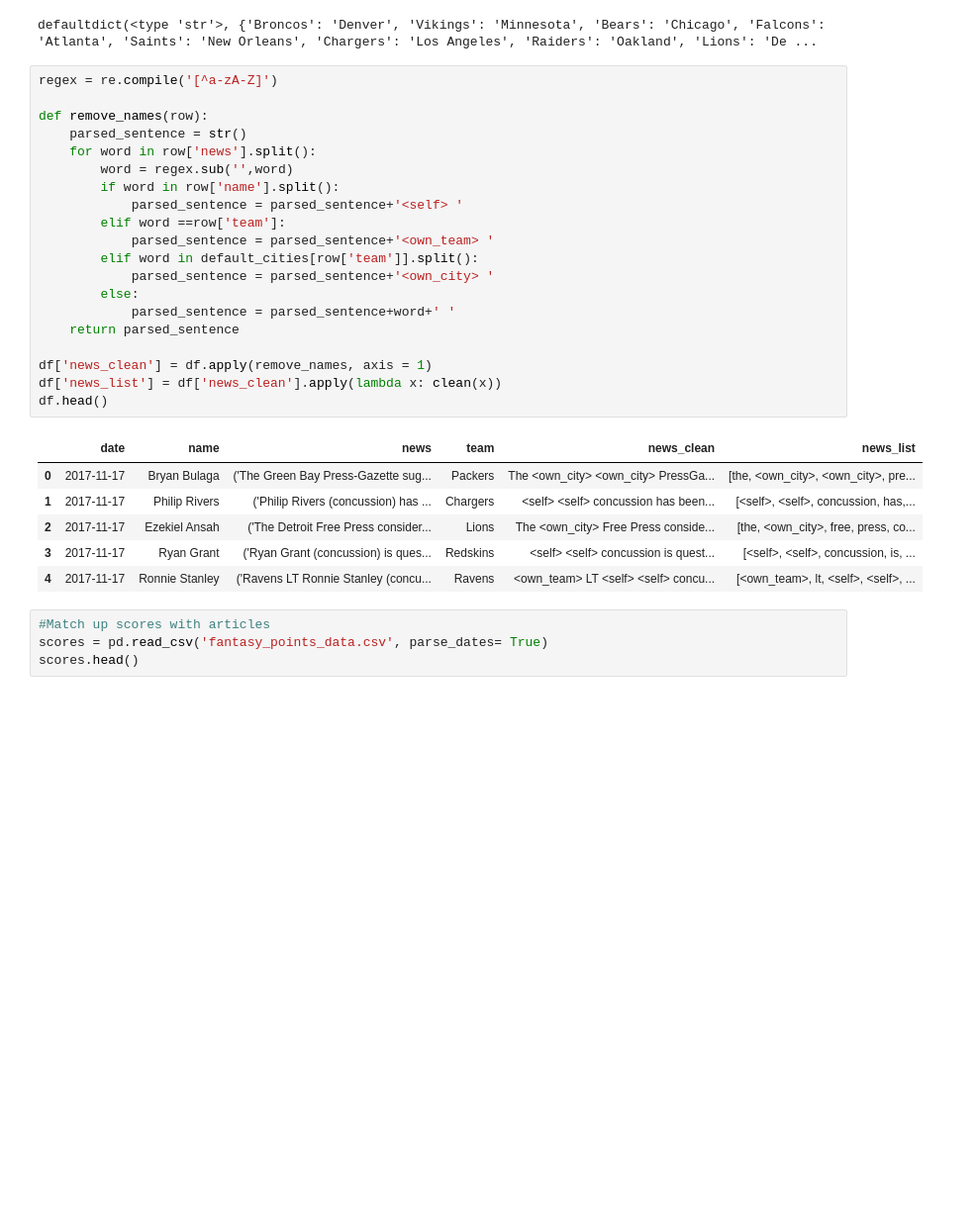
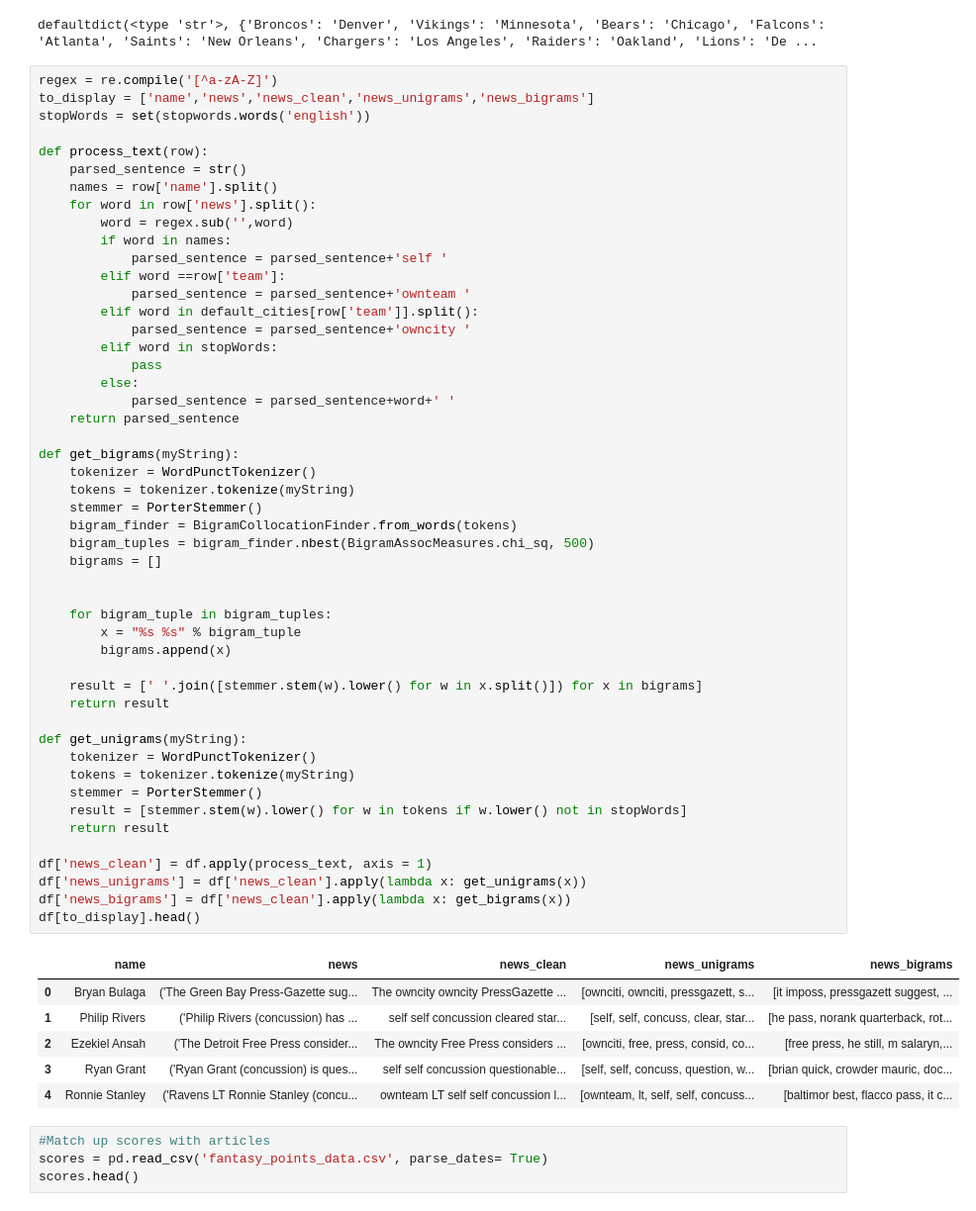
Before and after one commit to jankcious/w266-FantasyFootball, a Jupyter notebook: BaselineModel-OW edits.ipynb, the cells around one changed output. Shown at 99% size. Cells and saved outputs as stored; diff of their text form; blank space fills up the shorter version.

```diff
--- a/BaselineModel-OW edits.ipynb
+++ b/BaselineModel-OW edits.ipynb
@@ -152,31 +165,60 @@ print default_cities
 defaultdict(<type 'str'>, {'Broncos': 'Denver', 'Vikings': 'Minnesota', 'Bears': 'Chicago', 'Falcons': 'Atlanta', 'Saints': 'New Orleans', 'Chargers': 'Los Angeles', 'Raiders': 'Oakland', 'Lions': 'De ...
 # %%
 regex = re.compile('[^a-zA-Z]')
+to_display = ['name','news','news_clean','news_unigrams','news_bigrams']
+stopWords = set(stopwords.words('english'))
 
-def remove_names(row):
+def process_text(row):
     parsed_sentence = str()
+    names = row['name'].split()
     for word in row['news'].split():
         word = regex.sub('',word)
-        if word in row['name'].split():
-            parsed_sentence = parsed_sentence+'<self> '
+        if word in names:
+            parsed_sentence = parsed_sentence+'self '
         elif word ==row['team']:
-            parsed_sentence = parsed_sentence+'<own_team> '
+            parsed_sentence = parsed_sentence+'ownteam '
         elif word in default_cities[row['team']].split():
-            parsed_sentence = parsed_sentence+'<own_city> '
+            parsed_sentence = parsed_sentence+'owncity '
+        elif word in stopWords:
+            pass
         else:
             parsed_sentence = parsed_sentence+word+' '
     return parsed_sentence
 
-df['news_clean'] = df.apply(remove_names, axis = 1)
-df['news_list'] = df['news_clean'].apply(lambda x: clean(x))
-df.head()
+def get_bigrams(myString):
+    tokenizer = WordPunctTokenizer()
+    tokens = tokenizer.tokenize(myString)
+    stemmer = PorterStemmer()
+    bigram_finder = BigramCollocationFinder.from_words(tokens)
+    bigram_tuples = bigram_finder.nbest(BigramAssocMeasures.chi_sq, 500)
+    bigrams = []
+
+
+    for bigram_tuple in bigram_tuples:
+        x = "%s %s" % bigram_tuple
+        bigrams.append(x)
+
+    result = [' '.join([stemmer.stem(w).lower() for w in x.split()]) for x in bigrams]
+    return result
+
+def get_unigrams(myString):
+    tokenizer = WordPunctTokenizer()
+    tokens = tokenizer.tokenize(myString)
+    stemmer = PorterStemmer()
+    result = [stemmer.stem(w).lower() for w in tokens if w.lower() not in stopWords]
+    return result
+
+df['news_clean'] = df.apply(process_text, axis = 1)
+df['news_unigrams'] = df['news_clean'].apply(lambda x: get_unigrams(x))
+df['news_bigrams'] = df['news_clean'].apply(lambda x: get_bigrams(x))
+df[to_display].head()
 # %% [output]
-|  | date | name | news | team | news_clean | news_list |
-| 0 | 2017-11-17 | Bryan Bulaga | ('The Green Bay Press-Gazette sug... | Packers | The <own_city> <own_city> PressGa... | [the, <own_city>, <own_city>, pre... |
-| 1 | 2017-11-17 | Philip Rivers | ('Philip Rivers (concussion) has ... | Chargers | <self> <self> concussion has been... | [<self>, <self>, concussion, has,... |
-| 2 | 2017-11-17 | Ezekiel Ansah | ('The Detroit Free Press consider... | Lions | The <own_city> Free Press conside... | [the, <own_city>, free, press, co... |
-| 3 | 2017-11-17 | Ryan Grant | ('Ryan Grant (concussion) is ques... | Redskins | <self> <self> concussion is quest... | [<self>, <self>, concussion, is, ... |
-| 4 | 2017-11-17 | Ronnie Stanley | ('Ravens LT Ronnie Stanley (concu... | Ravens | <own_team> LT <self> <self> concu... | [<own_team>, lt, <self>, <self>, ... |
+|  | name | news | news_clean | news_unigrams | news_bigrams |
+| 0 | Bryan Bulaga | ('The Green Bay Press-Gazette sug... | The owncity owncity PressGazette ... | [ownciti, ownciti, pressgazett, s... | [it imposs, pressgazett suggest, ... |
+| 1 | Philip Rivers | ('Philip Rivers (concussion) has ... | self self concussion cleared star... | [self, self, concuss, clear, star... | [he pass, norank quarterback, rot... |
+| 2 | Ezekiel Ansah | ('The Detroit Free Press consider... | The owncity Free Press considers ... | [ownciti, free, press, consid, co... | [free press, he still, m salaryn,... |
+| 3 | Ryan Grant | ('Ryan Grant (concussion) is ques... | self self concussion questionable... | [self, self, concuss, question, w... | [brian quick, crowder mauric, doc... |
+| 4 | Ronnie Stanley | ('Ravens LT Ronnie Stanley (concu... | ownteam LT self self concussion l... | [ownteam, lt, self, self, concuss... | [baltimor best, flacco pass, it c... |
 # %%
 #Match up scores with articles
 scores = pd.read_csv('fantasy_points_data.csv', parse_dates= True)
```
Also changed, not shown: parts of 26 cells of this notebook.
